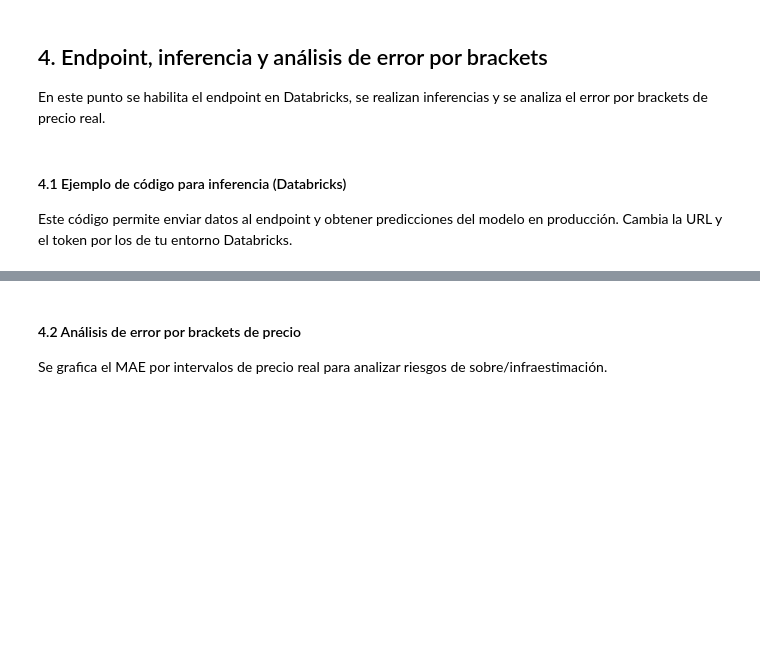
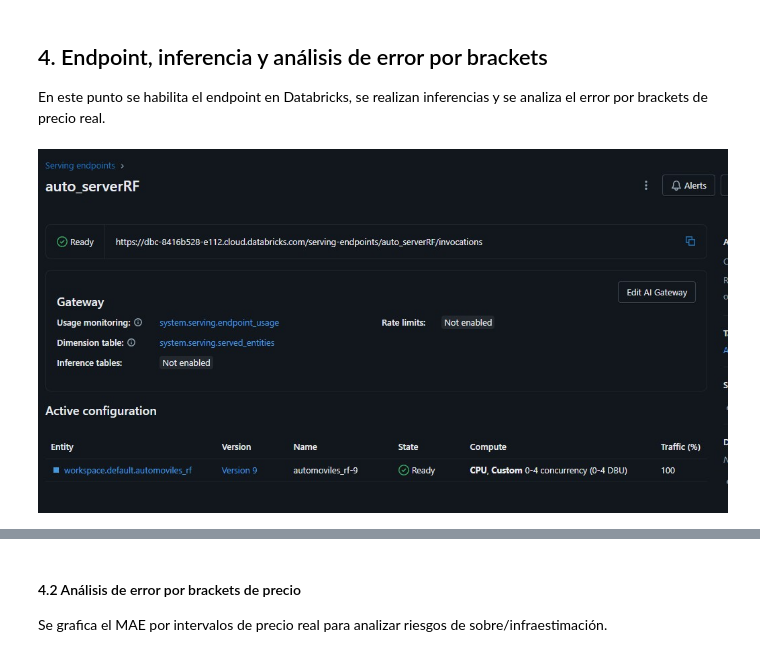
Before and after one commit to israelzuritacotania/modelos-lineales-para-ciencias-de-datos, a Jupyter notebook: laboratorio_2_upea_mlflow_tarea_2_Israel_Zurita_Cotaña.ipynb, the cells around one changed output, grey strips where cells are left out. Saved outputs shown, nothing was run; the diff lists cells and outputs as text; code cells hidden in the pictures; blank space fills up the shorter version.

```diff
--- a/laboratorio_2_upea_mlflow_tarea_2_Israel_Zurita_Cotaña.ipynb
+++ b/laboratorio_2_upea_mlflow_tarea_2_Israel_Zurita_Cotaña.ipynb
@@ -267,7 +267,8 @@ Registered model 'automoviles-dbx' already exists. Creating a new version of thi
 ## 4. Endpoint, inferencia y análisis de error por brackets
 
 En este punto se habilita el endpoint en Databricks, se realizan inferencias y se analiza el error por brackets de precio real.
-# %% [markdown]
-#### 4.1 Ejemplo de código para inferencia (Databricks)
-
-Este código permite enviar datos al endpoint y obtener predicciones del modelo en producción. Cambia la URL y el token por los de tu entorno Databricks.
+# %%
+from IPython.display import Image, display
+display(Image(filename="rf_artifacts/Endpoint.jpg"))
+# %% [output]
+[figure, added]
```
Also changed, not shown: parts of 9 cells of this notebook.
